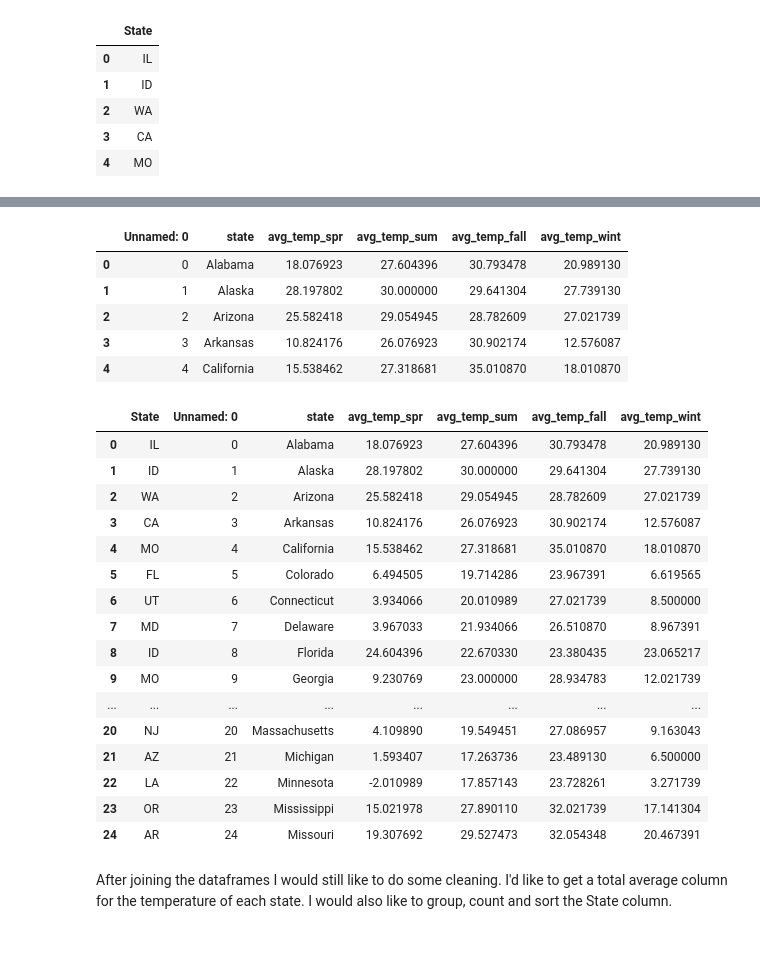
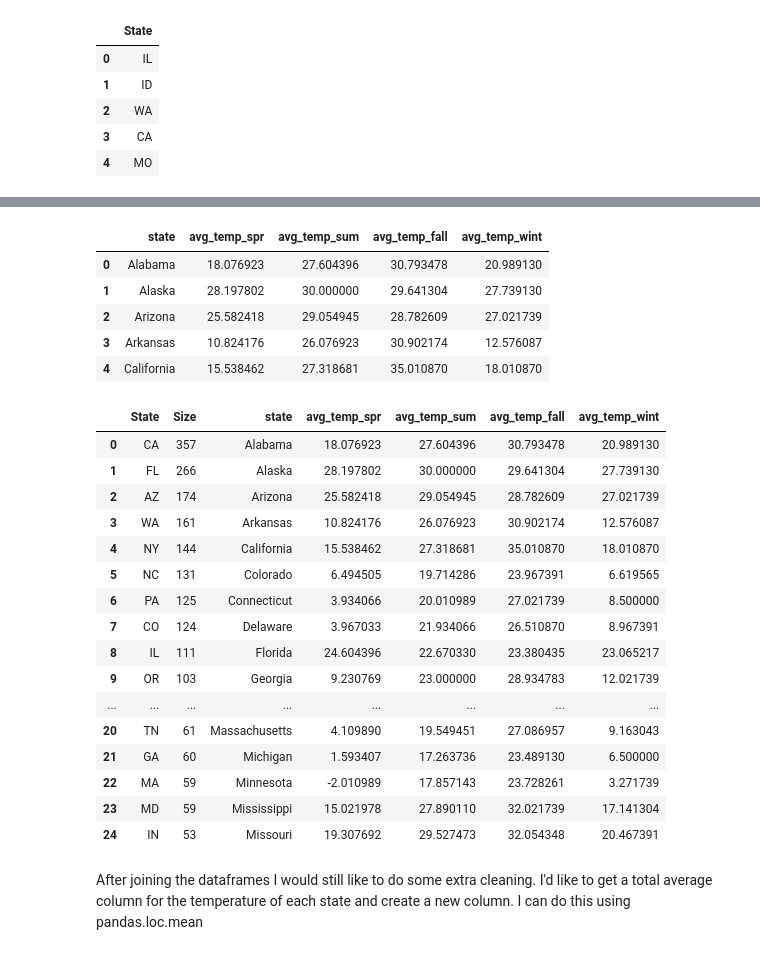
Before and after one commit to southsidefreddy/ufo_project, a Jupyter notebook: ufo.ipynb, the cells around one changed output, grey strips where cells are left out. Cells and saved outputs as stored; diff of their text form; code cells hidden in the pictures.

```diff
--- a/ufo.ipynb
+++ b/ufo.ipynb
@@ -99,35 +123,35 @@ ufos.head(5)
 # %%
 # use .drop to remove unused columns from climate dataframe
 
-temperature = climate.drop(climate.columns[[2,3,4,5,10,11,12,13,14,15,16,17]], axis=1)
+temperature = climate.drop(climate.columns[[0,2,3,4,5,10,11,12,13,14,15,16,17]], axis=1)
 temperature.head(5)
 # %% [output]
-|  | Unnamed: 0 | state | avg_temp_spr | avg_temp_sum | avg_temp_fall | avg_temp_wint |
-| 0 | 0 | Alabama | 18.076923 | 27.604396 | 30.793478 | 20.989130 |
-| 1 | 1 | Alaska | 28.197802 | 30.000000 | 29.641304 | 27.739130 |
-| 2 | 2 | Arizona | 25.582418 | 29.054945 | 28.782609 | 27.021739 |
-| 3 | 3 | Arkansas | 10.824176 | 26.076923 | 30.902174 | 12.576087 |
-| 4 | 4 | California | 15.538462 | 27.318681 | 35.010870 | 18.010870 |
+|  | state | avg_temp_spr | avg_temp_sum | avg_temp_fall | avg_temp_wint |
+| 0 | Alabama | 18.076923 | 27.604396 | 30.793478 | 20.989130 |
+| 1 | Alaska | 28.197802 | 30.000000 | 29.641304 | 27.739130 |
+| 2 | Arizona | 25.582418 | 29.054945 | 28.782609 | 27.021739 |
+| 3 | Arkansas | 10.824176 | 26.076923 | 30.902174 | 12.576087 |
+| 4 | California | 15.538462 | 27.318681 | 35.010870 | 18.010870 |
 # %%
 # join the two datframes
 
-joined_data = pd.concat([ufos, temperature], axis=1, join="inner")
+joined_data = pd.concat([ufo_1, temperature], axis=1, join="inner")
 joined_data.head(25)
 # %% [output]
-|  | State | Unnamed: 0 | state | avg_temp_spr | avg_temp_sum | avg_temp_fall | avg_temp_wint |
-| 0 | IL | 0 | Alabama | 18.076923 | 27.604396 | 30.793478 | 20.989130 |
-| 1 | ID | 1 | Alaska | 28.197802 | 30.000000 | 29.641304 | 27.739130 |
-| 2 | WA | 2 | Arizona | 25.582418 | 29.054945 | 28.782609 | 27.021739 |
-| 3 | CA | 3 | Arkansas | 10.824176 | 26.076923 | 30.902174 | 12.576087 |
-| 4 | MO | 4 | California | 15.538462 | 27.318681 | 35.010870 | 18.010870 |
-| 5 | FL | 5 | Colorado | 6.494505 | 19.714286 | 23.967391 | 6.619565 |
-| 6 | UT | 6 | Connecticut | 3.934066 | 20.010989 | 27.021739 | 8.500000 |
-| 7 | MD | 7 | Delaware | 3.967033 | 21.934066 | 26.510870 | 8.967391 |
-| 8 | ID | 8 | Florida | 24.604396 | 22.670330 | 23.380435 | 23.065217 |
-| 9 | MO | 9 | Georgia | 9.230769 | 23.000000 | 28.934783 | 12.021739 |
+|  | State | Size | state | avg_temp_spr | avg_temp_sum | avg_temp_fall | avg_temp_wint |
+| 0 | CA | 357 | Alabama | 18.076923 | 27.604396 | 30.793478 | 20.989130 |
+| 1 | FL | 266 | Alaska | 28.197802 | 30.000000 | 29.641304 | 27.739130 |
+| 2 | AZ | 174 | Arizona | 25.582418 | 29.054945 | 28.782609 | 27.021739 |
+| 3 | WA | 161 | Arkansas | 10.824176 | 26.076923 | 30.902174 | 12.576087 |
+| 4 | NY | 144 | California | 15.538462 | 27.318681 | 35.010870 | 18.010870 |
+| 5 | NC | 131 | Colorado | 6.494505 | 19.714286 | 23.967391 | 6.619565 |
+| 6 | PA | 125 | Connecticut | 3.934066 | 20.010989 | 27.021739 | 8.500000 |
+| 7 | CO | 124 | Delaware | 3.967033 | 21.934066 | 26.510870 | 8.967391 |
+| 8 | IL | 111 | Florida | 24.604396 | 22.670330 | 23.380435 | 23.065217 |
+| 9 | OR | 103 | Georgia | 9.230769 | 23.000000 | 28.934783 | 12.021739 |
 | ... | ... | ... | ... | ... | ... | ... | ... |
-| 20 | NJ | 20 | Massachusetts | 4.109890 | 19.549451 | 27.086957 | 9.163043 |
-| 21 | AZ | 21 | Michigan | 1.593407 | 17.263736 | 23.489130 | 6.500000 |
-| 22 | LA | 22 | Minnesota | -2.010989 | 17.857143 | 23.728261 | 3.271739 |
-| 23 | OR | 23 | Mississippi | 15.021978 | 27.890110 | 32.021739 | 17.141304 |
-| 24 | AR | 24 | Missouri | 19.307692 | 29.527473 | 32.054348 | 20.467391 |
+| 20 | TN | 61 | Massachusetts | 4.109890 | 19.549451 | 27.086957 | 9.163043 |
+| 21 | GA | 60 | Michigan | 1.593407 | 17.263736 | 23.489130 | 6.500000 |
+| 22 | MA | 59 | Minnesota | -2.010989 | 17.857143 | 23.728261 | 3.271739 |
+| 23 | MD | 59 | Mississippi | 15.021978 | 27.890110 | 32.021739 | 17.141304 |
+| 24 | IN | 53 | Missouri | 19.307692 | 29.527473 | 32.054348 | 20.467391 |
@@ -136,2 +158,2 @@ joined_data.head(25)
 # %% [markdown]
-After joining the dataframes I would still like to do some cleaning.  I'd like to get a total average column for the temperature of each state.  I would also like to group, count and sort the State column.
+After joining the dataframes I would still like to do some extra cleaning.  I'd like to get a total average column for the temperature of each state and create a new column.  I can do this using pandas.loc.mean
```
Also changed, not shown: parts of 8 cells of this notebook.
